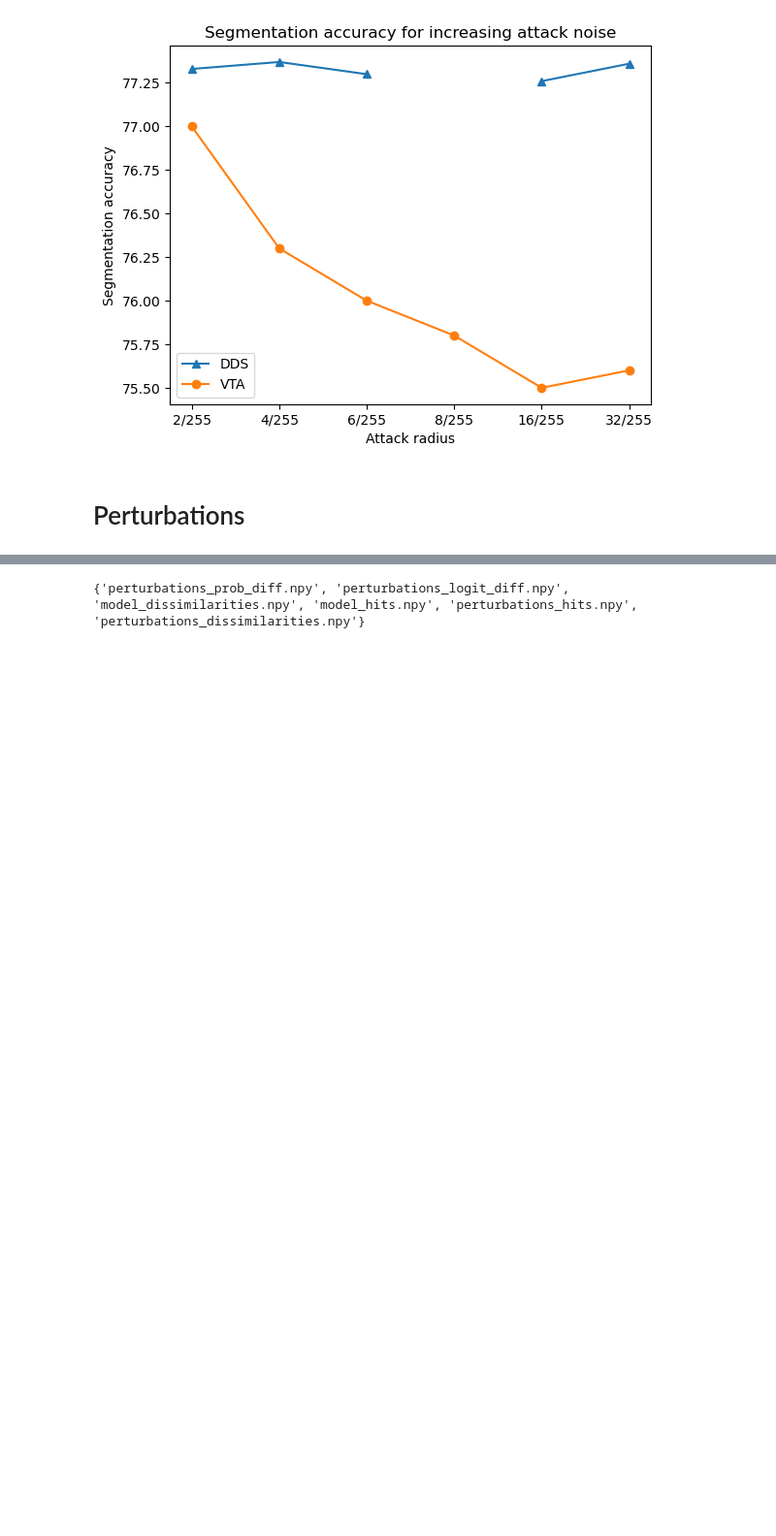
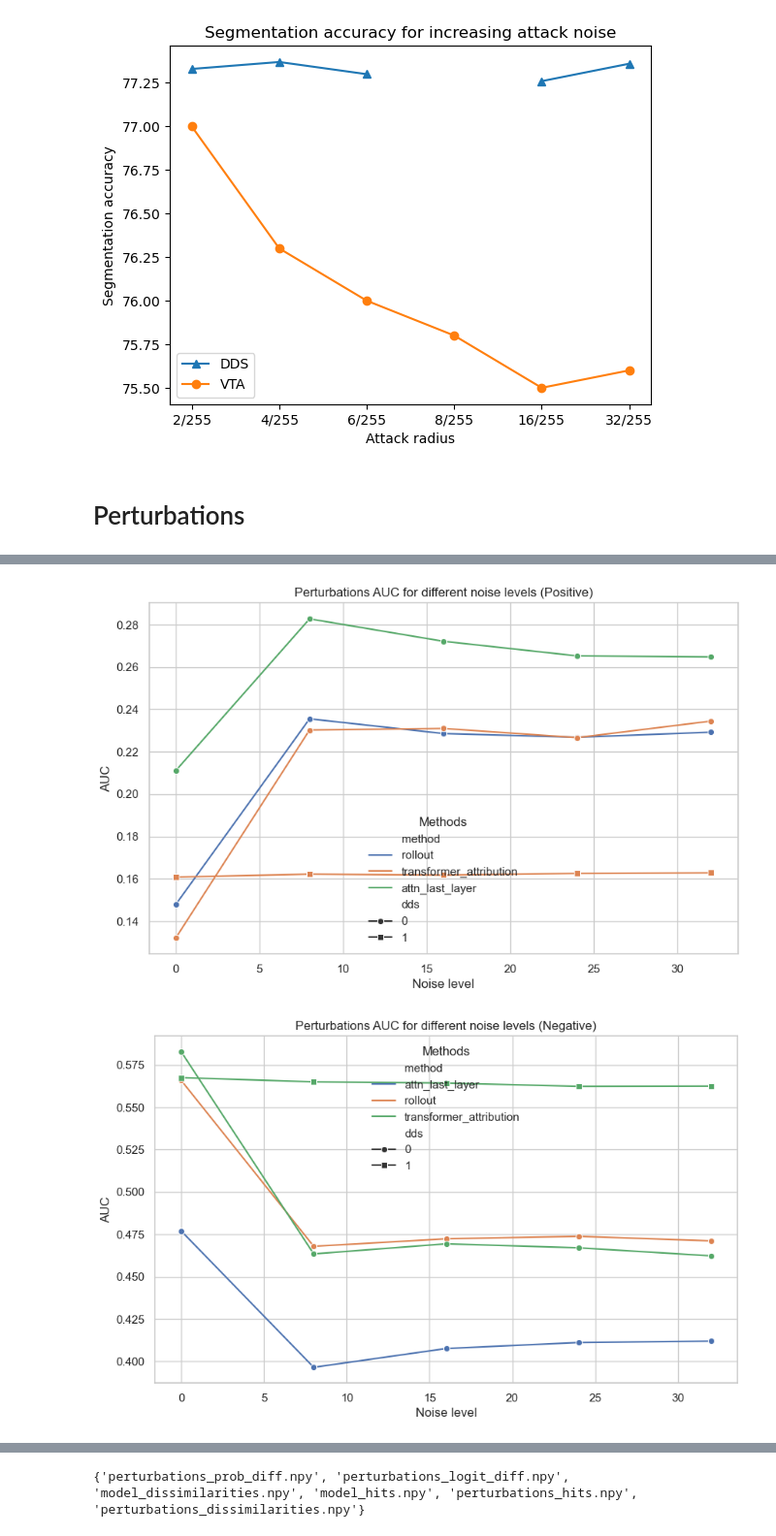
Before and after one commit to aerdelez/re-fvit, a Jupyter notebook: graphs.ipynb, the cells around one changed output, grey strips where cells are left out. Shown at 97% size. Saved outputs shown, nothing was run; the diff lists cells and outputs as text; code cells hidden in the pictures; blank space fills up the shorter version.

Commit message:
plotting perturbations

```diff
--- a/graphs.ipynb
+++ b/graphs.ipynb
@@ -38,0 +87,29 @@ print(neg_directories)
+# %%
+# plot with "noise" on x-axis, "auc" on y-axis, method+dds as line label
+import seaborn as sns
+import matplotlib.pyplot as plt
+import matplotlib
+
+# set style
+sns.set(style="whitegrid")
+
+# Plot 'pos' data
+plt.figure(figsize=(10, 6))
+sns.lineplot(data=df[df['type'] == 'pos'], x='noise', y='auc', hue='method', style='dds', markers=["o", "s"], dashes=False)
+plt.title("Perturbations AUC for different noise levels (Positive)")
+plt.xlabel("Noise level")
+plt.ylabel("AUC")
+plt.legend(title='Methods')
+plt.show()
+
+# Plot 'neg' data
+plt.figure(figsize=(10, 6))
+sns.lineplot(data=df[df['type'] == 'neg'], x='noise', y='auc', hue='method', style='dds', markers=["o", "s"], dashes=False)
+plt.title("Perturbations AUC for different noise levels (Negative)")
+plt.xlabel("Noise level")
+plt.ylabel("AUC")
+plt.legend(title='Methods')
+plt.show()
+# %% [output]
+[figure, added]
+[figure, added]
```
Also changed, not shown: parts of 7 cells of this notebook.
